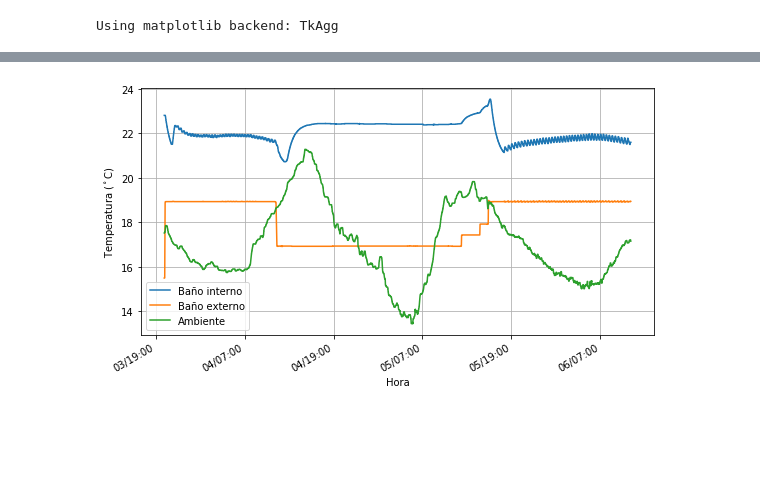
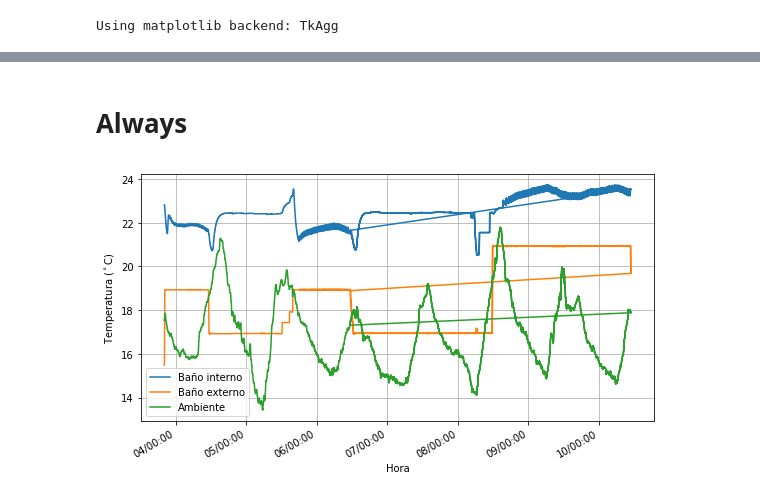
Before and after one commit to jsbarbosa/TesisQuimica, a Jupyter notebook: Data/TemperatureStability/Plots.ipynb, the cells around one changed output, grey strips where cells are left out. Drawn from its saved outputs; the diff is of its cells as text; code cells hidden in the pictures; blank space fills up the shorter version.

Commit message:
data

```diff
--- a/Data/TemperatureStability/Plots.ipynb
+++ b/Data/TemperatureStability/Plots.ipynb
@@ -82,6 +108,10 @@ time_c, data_c = loadData("Compiled.txt")
+# %% [markdown]
+# Always
 # %%
+time_c, data_c = loadData("Compiled.txt")
+
 fig, ax = plotTemperatureInTime(time_c, data_c)
 # fig.savefig("Stability.png", dpi = 300)
 plt.show()
 # %% [output]
-[figure, old version]
+[figure, new version]
```
Also changed, not shown: parts of 9 cells of this notebook, 4 other files.
